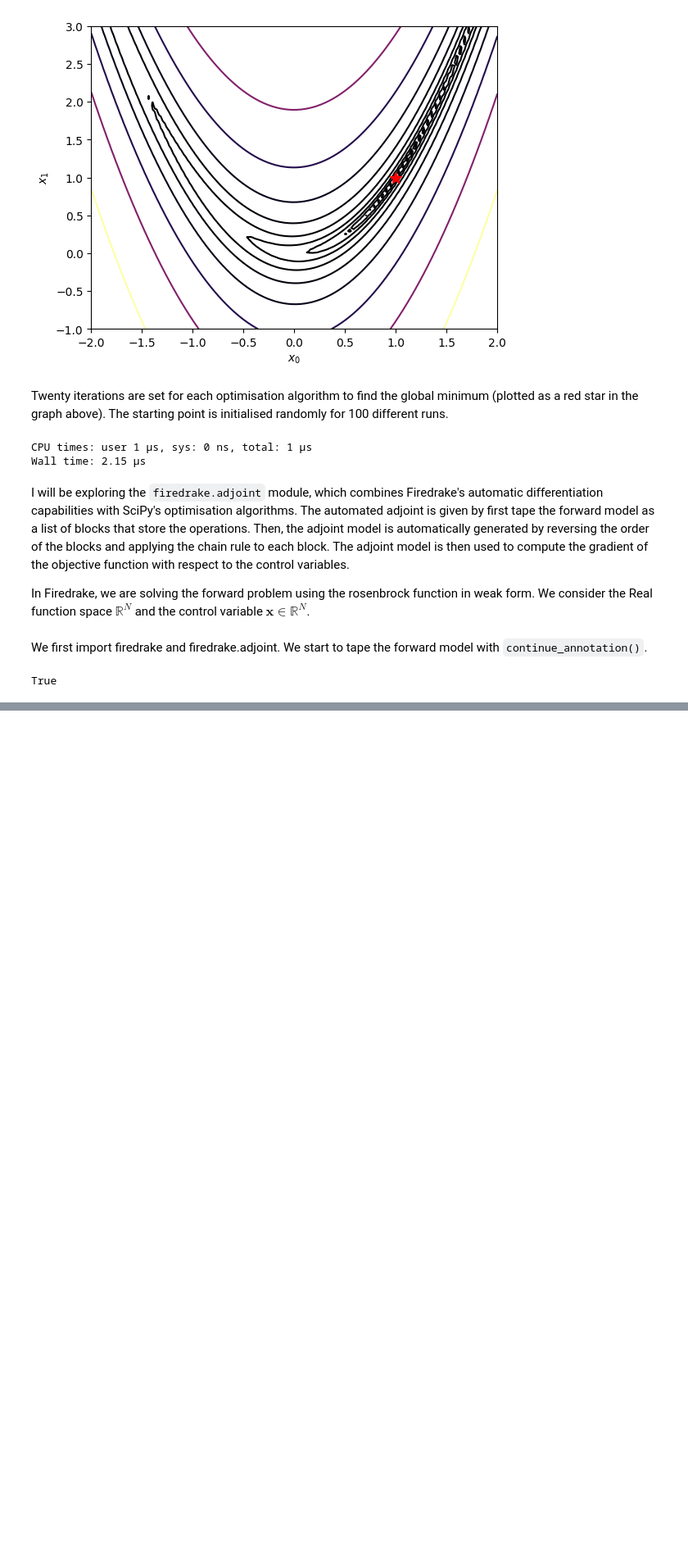
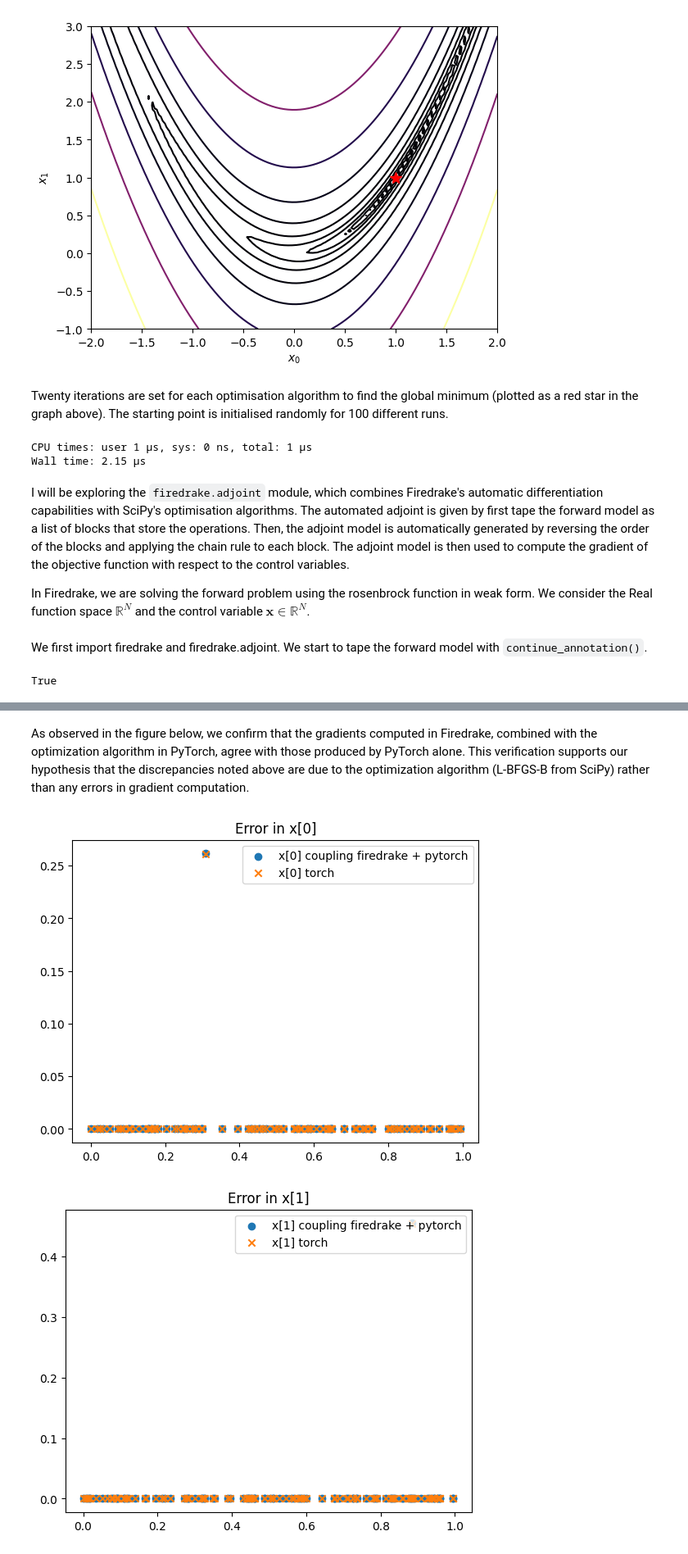
Before and after one commit to Ig-dolci/FridayAfternoonMath, a Jupyter notebook: rosenbrock_optimisation.ipynb, the cells around one changed output, grey strips where cells are left out. Shown at 82% size. Saved outputs shown, nothing was run; the diff lists cells and outputs as text; code cells hidden in the pictures; blank space fills up the shorter version.

Commit message:
results by coupling firedrake and pytorch

```diff
--- a/rosenbrock_optimisation.ipynb
+++ b/rosenbrock_optimisation.ipynb
@@ -201,3 +240,26 @@ for i in range(len(result_torch_grad[0])):
+# %% [markdown]
+As observed in the figure below, we confirm that the gradients computed in Firedrake, combined with the optimization algorithm in PyTorch, agree with those produced by PyTorch alone. This verification supports our hypothesis that the discrepancies noted above are due to the optimization algorithm (L-BFGS-B from SciPy) rather than any errors in gradient computation.
+# %%
+errors_coupling = [
+    [abs(result_coupling[j][i] - 1.0) for i in range(len(result_coupling[j]))]
+    for j in range(number_of_cases)
+    ]
+
+for i in range(len(errors_coupling[0])):
+    plt.scatter(
+        [list_of_random_numbers[j][i] for j in range(number_of_cases)],
+        [errors_coupling[j][i] for j in range(number_of_cases)], label=f'x[{i}] coupling firedrake + pytorch', marker='o'
+        )
+    plt.scatter(
+        [list_of_random_numbers[j][i] for j in range(number_of_cases)],
+        [errors_torch[j][i] for j in range(number_of_cases)], label=f'x[{i}] torch', marker='x'
+        )
+    plt.legend(loc='upper right')
+    plt.title(f'Error in x[{i}]')
+    plt.show()
+# %% [output]
+[figure, added]
+[figure, added]
 # %% [markdown]
 ## Final considerations
 
```
Also changed, not shown: parts of 9 cells of this notebook.
